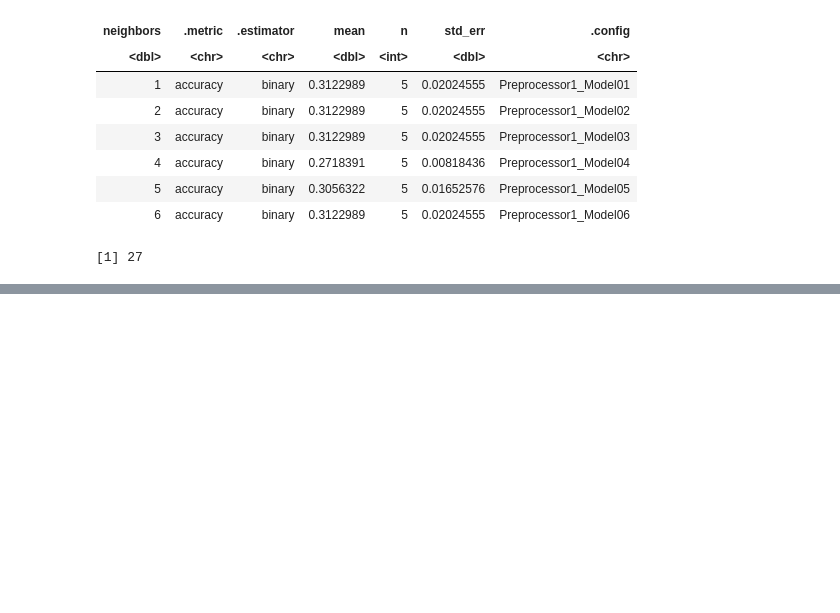
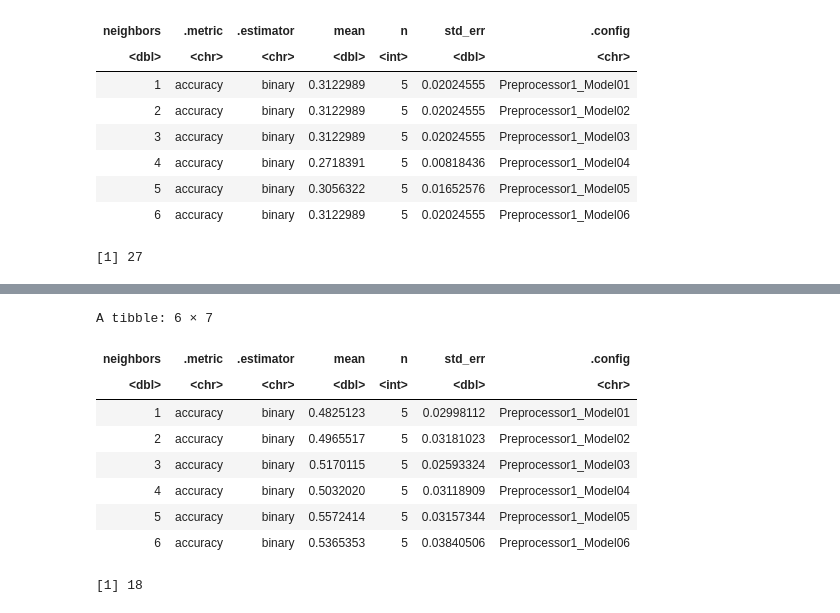
Before and after one commit to danican095/dsci-100-project, a Jupyter notebook: dsci-100-project.ipynb, the cells around one changed output, grey strips where cells are left out. Saved outputs shown, nothing was run; the diff lists cells and outputs as text; code cells hidden in the pictures; blank space fills up the shorter version.

Commit message:
knn classification with experience/played_hours predictors
Finished kknn classification with an extra predictors this time, using experience and played_hours to predict subscribed state

```diff
--- a/dsci-100-project.ipynb
+++ b/dsci-100-project.ipynb
@@ -208,0 +217,10 @@ Prediction  0  1
+# %%
+game_data_2 <- game_data |>
+    select(experience, played_hours, subscribe)
+
+game_data_converted_2 <- game_data_2 |>
+    mutate(experience = case_when(experience == "Pro" ~ 5, experience == "Veteran" ~ 4, experience == "Regular" ~ 3,
+                                 experience == "Amateur" ~ 2, experience == "Beginner" ~ 1))
+
+game_data_converted_2$subscribe <- as.factor(as.integer(game_data_converted_2$subscribe))
+head(game_data_converted_2)
@@ -208,0 +237,43 @@ Prediction  0  1
+# %%
+set.seed(1234)
+game_split_2 <- game_data_converted_2 |>
+initial_split(prop = 0.75, strata = subscribe)
+
+game_training_2 <- training(game_split_2)
+game_testing_2 <- testing(game_split_2)
+# %%
+knn_spec_2 <- nearest_neighbor(weight_func = "rectangular", neighbors = tune()) |>
+    set_engine("kknn") |>
+    set_mode("classification")
+
+game_recipe_2 <- recipe(subscribe ~ experience + played_hours, data = game_training_2)
+
+game_cv_folds_2 <- vfold_cv(game_training_2, v = 5, strata = subscribe)
+
+knn_results_2 <- workflow() |>
+    add_recipe(game_recipe_2) |>
+    add_model(knn_spec_2) |>
+    tune_grid(resamples = game_cv_folds_2, grid = k_vals) |>
+    collect_metrics()
+
+accuracies_2 <- knn_results_2 |>
+    filter(.metric == "accuracy")
+head(accuracies_2)
+# %% [output]
+A tibble: 6 × 7
+| neighbors | .metric | .estimator | mean | n | std_err | .config |
+| <dbl> | <chr> | <chr> | <dbl> | <int> | <dbl> | <chr> |
+| 1 | accuracy | binary | 0.4825123 | 5 | 0.02998112 | Preprocessor1_Model01 |
+| 2 | accuracy | binary | 0.4965517 | 5 | 0.03181023 | Preprocessor1_Model02 |
+| 3 | accuracy | binary | 0.5170115 | 5 | 0.02593324 | Preprocessor1_Model03 |
+| 4 | accuracy | binary | 0.5032020 | 5 | 0.03118909 | Preprocessor1_Model04 |
+| 5 | accuracy | binary | 0.5572414 | 5 | 0.03157344 | Preprocessor1_Model05 |
+| 6 | accuracy | binary | 0.5365353 | 5 | 0.03840506 | Preprocessor1_Model06 |
+# %%
+best_k_2 <- accuracies_2 |>
+        arrange(desc(mean)) |>
+        head(1) |>
+        pull(neighbors)
+best_k_2
+# %% [output]
+[1] 18
```
Also changed, not shown: parts of 4 cells of this notebook, 1 other file.
